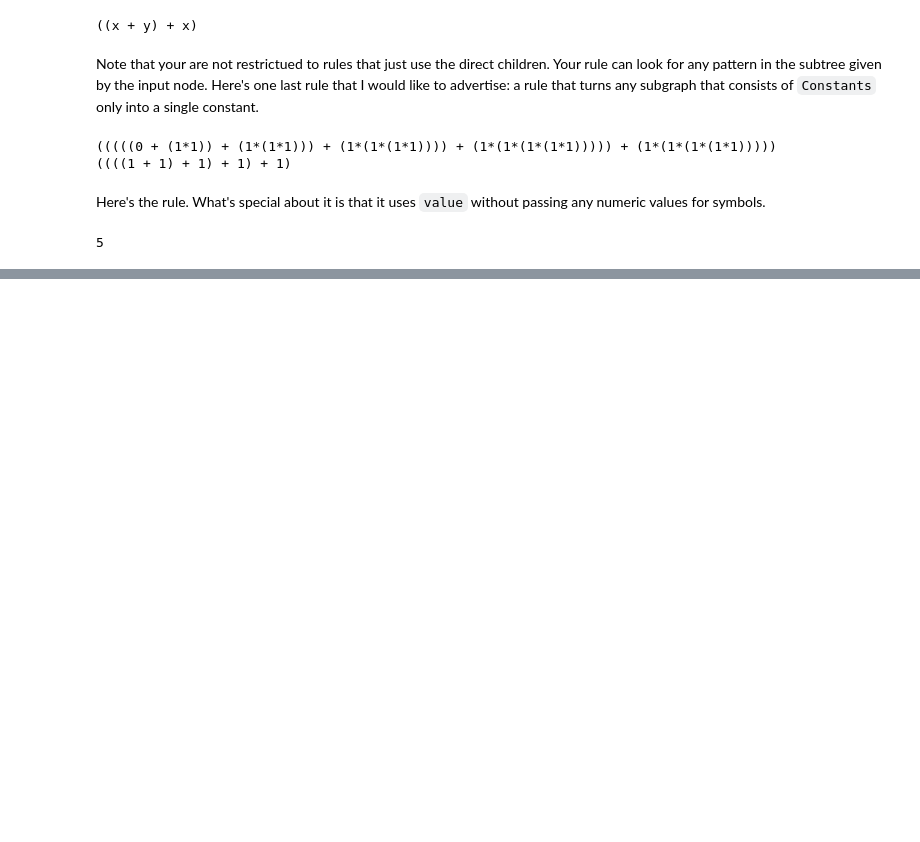
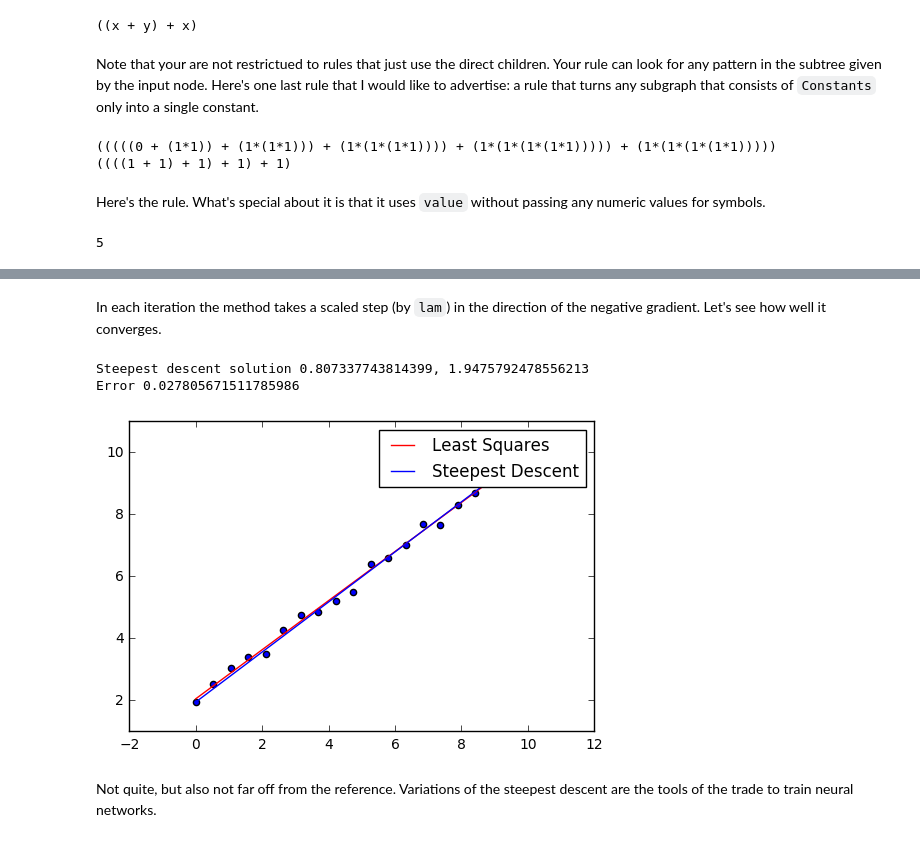
Before and after one commit to cheind/py-cgraph, a Jupyter notebook: docs/Computational Graphs.ipynb, the cells around one changed output, grey strips where cells are left out. Saved outputs shown, nothing was run; the diff lists cells and outputs as text; code cells hidden in the pictures; blank space fills up the shorter version.

```diff
--- a/docs/Computational Graphs.ipynb
+++ b/docs/Computational Graphs.ipynb
@@ -644,0 +731,30 @@ print(simplify(d[x]))
+# %%
+def steepest_descent(f, w0, w1, guess):
+    lam = 0.02
+
+    for i in range(200):
+        df = cg.numeric_gradient(f, guess)
+
+        guess[w0] -= lam * df[w0]
+        guess[w1] -= lam * df[w1]
+
+    print('Steepest descent solution {}, {}'.format(guess[w0], guess[w1]))
+    print('Error {}'.format(cg.value(f, guess)))
+
+    return guess
+# %% [markdown]
+In each iteration the method takes a scaled step (by `lam`) in the direction of the negative gradient. Let's see how well it converges.
+# %%
+s_sd = steepest_descent(f, w0, w1, {w0: 0.4, w1: 1.1})
+
+plt.plot([0, 10], [0*s_fit[0]+s_fit[1], 10*s_fit[0]+s_fit[1]], color='r', linestyle='-', label='Least Squares')
+plt.plot([0, 10], [0*s_sd[w0]+s_sd[w1], 10*s_sd[w0]+s_sd[w1]], color='b', linestyle='-', label='Steepest Descent')
+plt.scatter(samples[0,:], samples[1,:])
+plt.legend()
+plt.show()
+# %% [output]
+Steepest descent solution 0.807337743814399, 1.9475792478556213
+Error 0.027805671511785986
+[figure, added]
+# %% [markdown]
+Not quite, but also not far off from the reference. Variations of the steepest descent are the tools of the trade to train neural networks.
```
Also changed, not shown: parts of 16 cells of this notebook.
